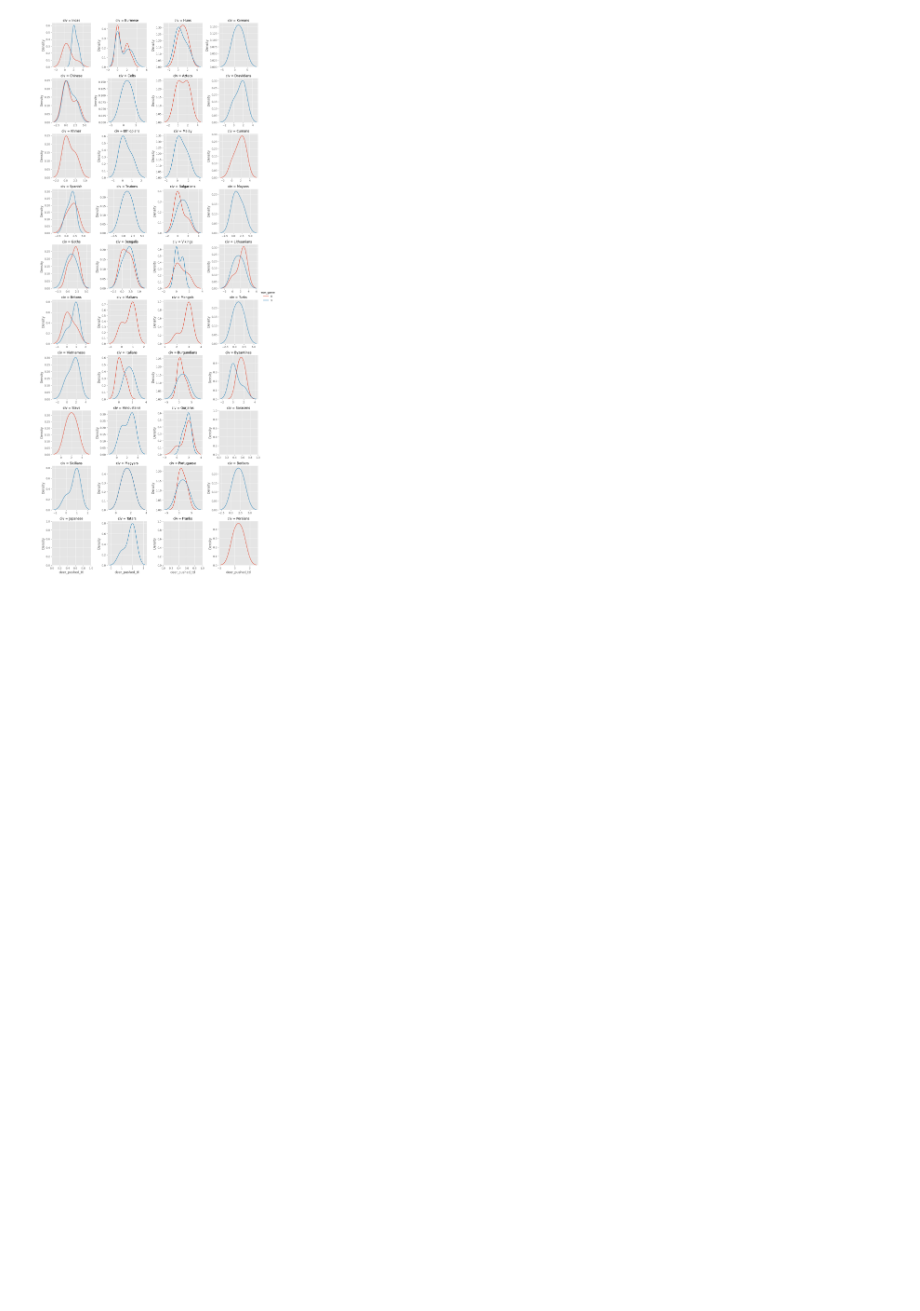
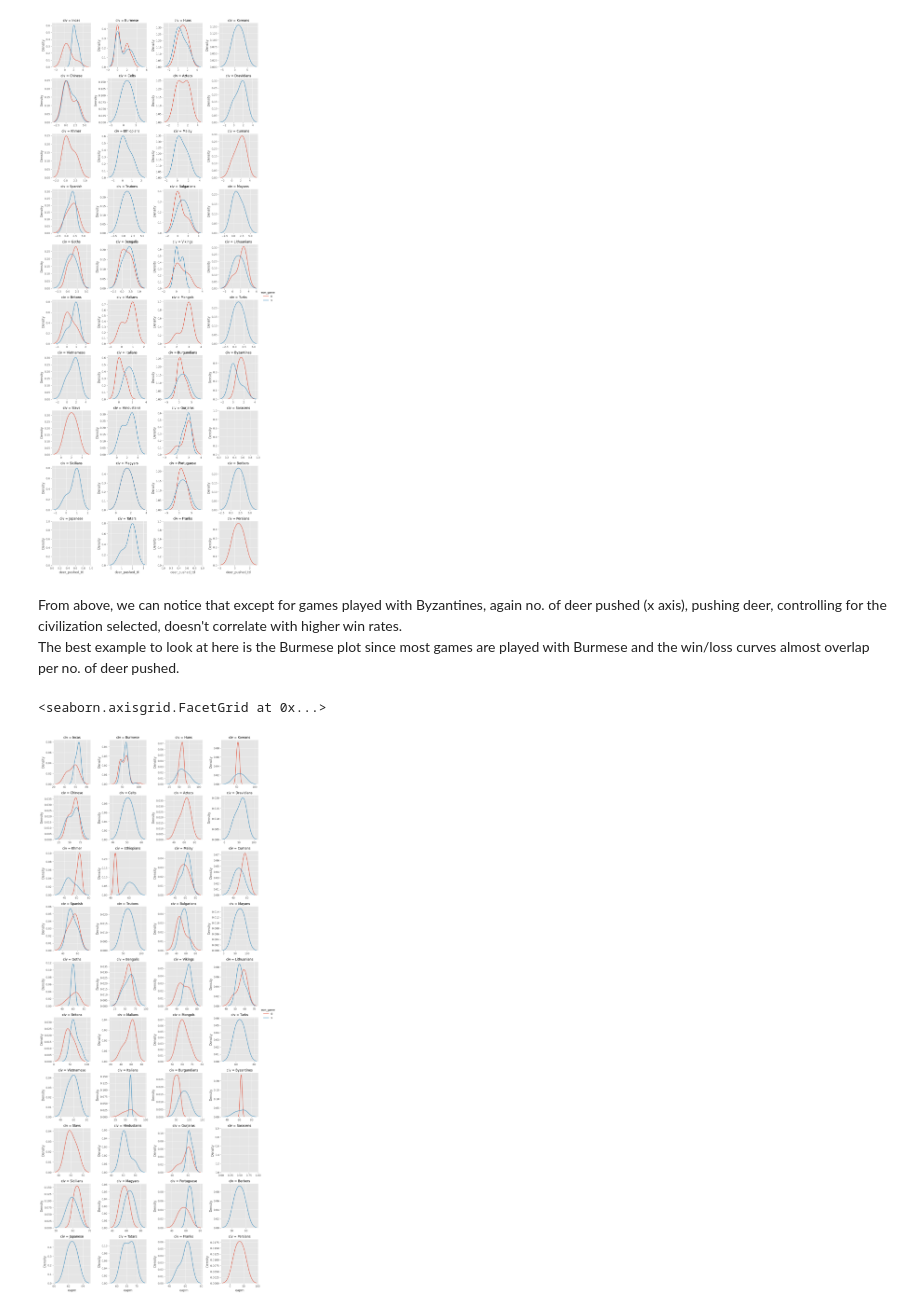
Before and after one commit to kkardousk/aoe, a Jupyter notebook: aoe2_games_replay_analysis.ipynb, the cells around one changed output. Drawn from its saved outputs; the diff is of its cells as text; code cells hidden in the pictures; blank space fills up the shorter version.

```diff
--- a/aoe2_games_replay_analysis.ipynb
+++ b/aoe2_games_replay_analysis.ipynb
@@ -261,3 +256,11 @@ g.map(seaborn.distplot, 'deer_pushed_ttl', hist = False, rug = False).add_legend
 # %% [output]
 <seaborn.axisgrid.FacetGrid at 0x...>
 [figure]
+# %% [markdown]
+From above, we can notice that except for games played with Byzantines, again no. of deer pushed (x axis), pushing deer, controlling for the civilization selected, doesn't correlate with higher win rates. <br />The best example to look at here is the Burmese plot since most games are played with Burmese and the win/loss curves almost overlap per no. of deer pushed.
+# %%
+g = seaborn.FacetGrid(overall_stats_df_filtered, col = 'civ', sharex = False, sharey = False, hue = 'won_game', col_wrap = 4)
+g.map(seaborn.distplot, 'eapm', hist = False, rug = False).add_legend()
+# %% [output]
+<seaborn.axisgrid.FacetGrid at 0x...>
+[figure, added]
```
Also changed, not shown: parts of 14 cells of this notebook.
